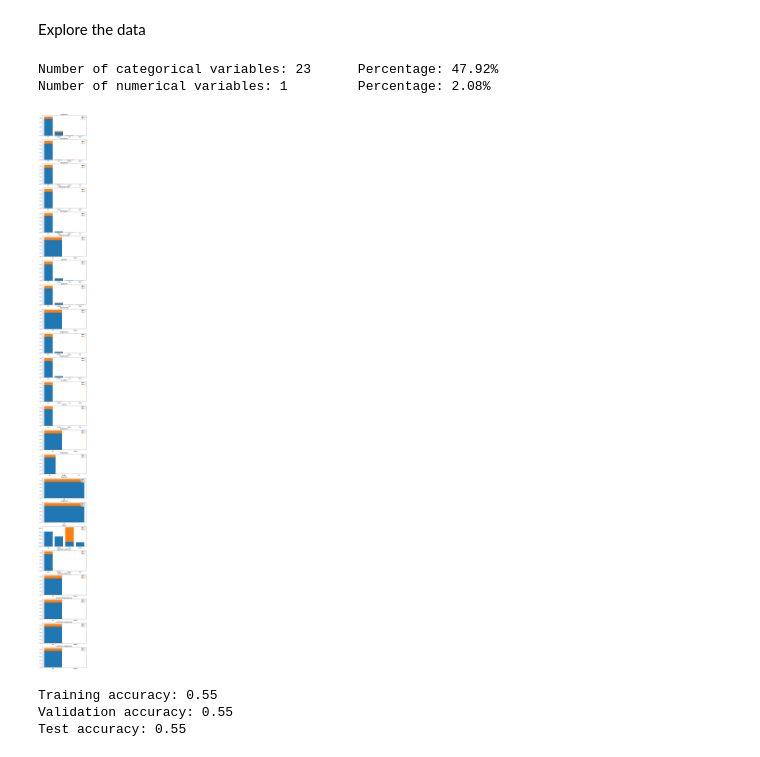
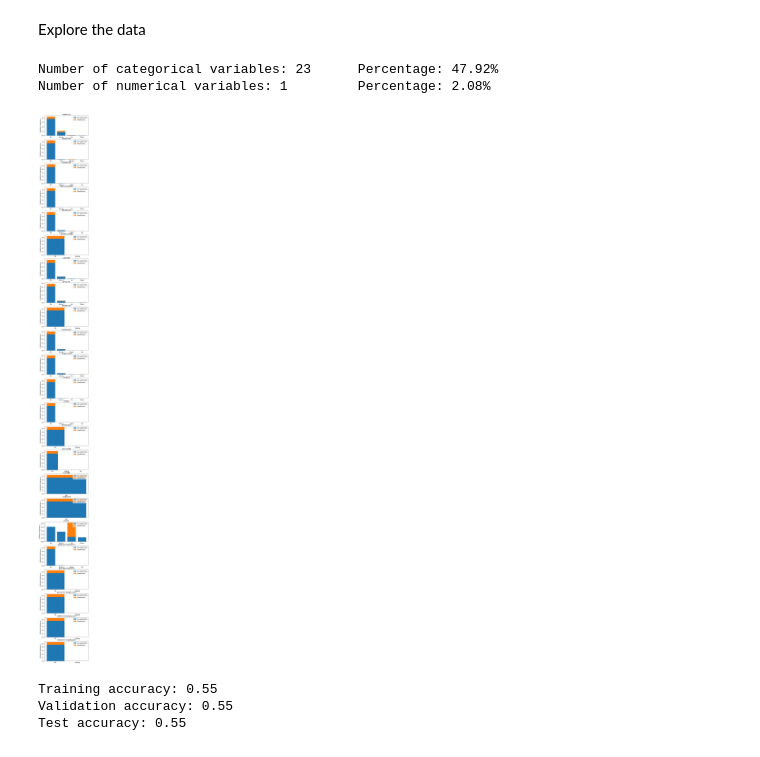
Before and after one commit to martaasp/tfm, a Jupyter notebook: smart-medical-dashboard.ipynb, the cells around one changed output. Saved outputs shown, nothing was run; the diff lists cells and outputs as text; code cells hidden in the pictures.

```diff
--- a/smart-medical-dashboard.ipynb
+++ b/smart-medical-dashboard.ipynb
@@ -533,7 +540,10 @@ Number of categorical variables: 3       Percentage: 75.00%
 Number of numerical variables: 1         Percentage: 25.00%
 [figure]
 # %%
+plt.figure(figsize=(15,7))
 aux = an_data.select("code").toPandas()
 plt.bar(aux["code"].unique(), aux["code"].value_counts()/an_data.count())
 plt.title("Events")
+plt.ylabel("Relative frequency")
+plt.rcParams.update({'font.size': 16})
 # %% [output]
@@ -579,28 +588,30 @@ Explore the data
 # %%
 data_types = defaultdict(list)
 for entry in hist_data_aux.schema.fields:
      data_types[str(entry.dataType)].append(entry.name)
 categorical_variables = len(data_types["StringType"])
 print("Number of categorical variables: {}\t Percentage: {:.2f}%". format(categorical_variables, \
                                                                       100*(categorical_variables/len(hist_data.columns))))
 numerical_variables = len(data_types["IntegerType"])
 print("Number of numerical variables: {}\t Percentage: {:.2f}%". format(numerical_variables, \
                                                                     100*(numerical_variables/len(hist_data.columns))))
 fig, ax = plt.subplots(categorical_variables,1, figsize=(7,90))
+plt.rcParams.update({'font.size': 12})
 
-for i, categorical_variable in enumerate(data_types["StrisngType"]):
+for i, categorical_variable in enumerate(data_types["StringType"]):
     aux=hist_data_aux.select(["readmitted", categorical_variable]).toPandas()
     aux_zero = aux[aux["readmitted"]==0][categorical_variable]
-    ax[i].bar(aux_zero.unique(), aux_zero.value_counts()/hist_data_aux.count(), label="0", zorder=2)
+    ax[i].bar(aux_zero.unique(), aux_zero.value_counts()/hist_data_aux.count(), label="No readmitted", zorder=2)
 
     aux_one = aux[aux["readmitted"]==1][categorical_variable]
-    ax[i].bar(aux_one.unique(), aux_one.value_counts()/hist_data_aux.count(), label="1", zorder=1)
+    ax[i].bar(aux_one.unique(), aux_one.value_counts()/hist_data_aux.count(), label="Readmitted", zorder=1)
     ax[i].set_title(categorical_variable)
     ax[i].legend()
+    ax[i].set_ylabel("Relative frequency")
 # %% [output]
 Number of categorical variables: 23      Percentage: 47.92%
 Number of numerical variables: 1         Percentage: 2.08%
-[figure, old version]
+[figure, new version]
 # %%
 lr = LogisticRegression(maxIter=1000, regParam=0.001, elasticNetParam=0.8, featuresCol="features", labelCol="readmitted")
 model = lr.fit(train_hist_trunc)
```
Also changed, not shown: parts of 17 cells of this notebook.
